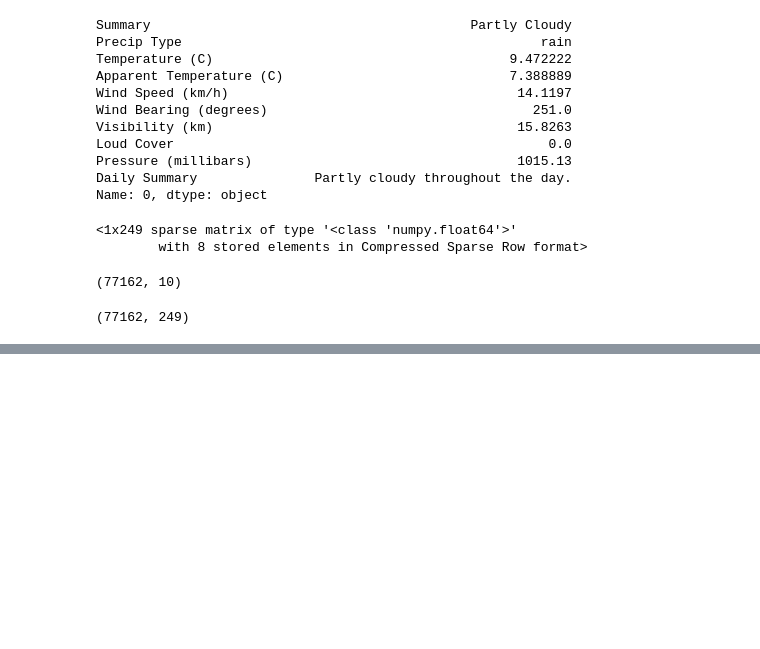
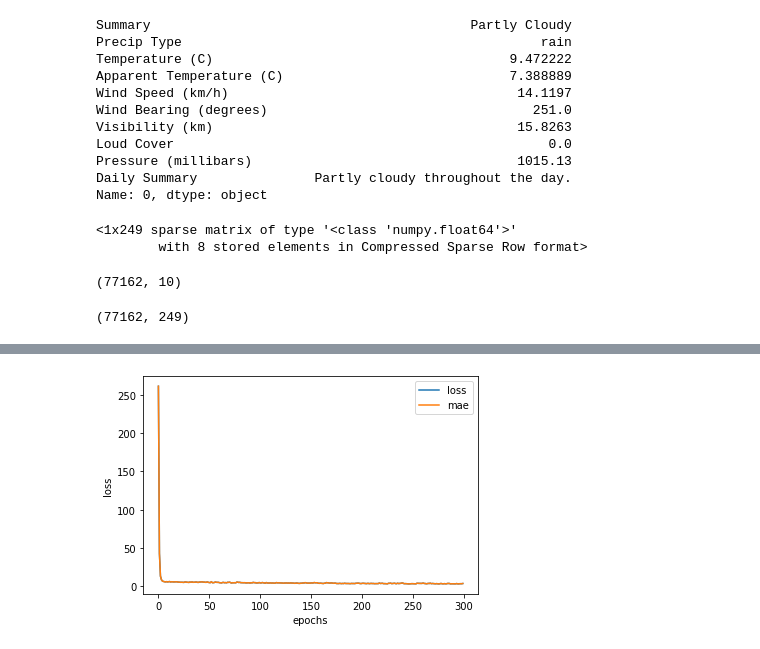
Before and after one commit to 95ImadEL/Tensorflow-basics, a Jupyter notebook: NN_Regression.ipynb, the cells around one changed output, grey strips where cells are left out. Cells and saved outputs as stored; diff of their text form; code cells hidden in the pictures; blank space fills up the shorter version.

```diff
--- a/NN_Regression.ipynb
+++ b/NN_Regression.ipynb
@@ -880,0 +884,28 @@ plt.xlabel("epochs");
+# %%
+(x_train, y_train), (x_test, y_test) = tf.keras.datasets.boston_housing.load_data(
+    path='boston_housing.npz', test_split=0.2, seed=113
+)
+# %%
+from tensorflow import keras
+from keras import layers
+
+# Set random seed
+tf.random.set_seed(42)
+
+
+# Build the model (3 layers, 100, 10, 1 units)
+boston_housing_model = tf.keras.Sequential([
+  tf.keras.layers.Dense(1000),
+  tf.keras.layers.Dense(512),
+  tf.keras.layers.Dense(256),
+  tf.keras.layers.Dense(128),
+  tf.keras.layers.Dense(64),
+  tf.keras.layers.Dense(1)
+])
+
+# Compile the model
+boston_housing_model.compile(loss=tf.keras.losses.mae,
+                          optimizer=tf.keras.optimizers.Adam(),
+                          metrics=['mae'])
+# %%
+history = boston_housing_model.fit(x_train, y_train, epochs=300)
@@ -880,0 +937,7 @@ plt.xlabel("epochs");
+# %%
+# Plot history (also known as a loss curve)
+pd.DataFrame(history.history).plot()
+plt.ylabel("loss")
+plt.xlabel("epochs");
+# %% [output]
+[figure, added]
```
Also changed, not shown: parts of 8 cells of this notebook.
